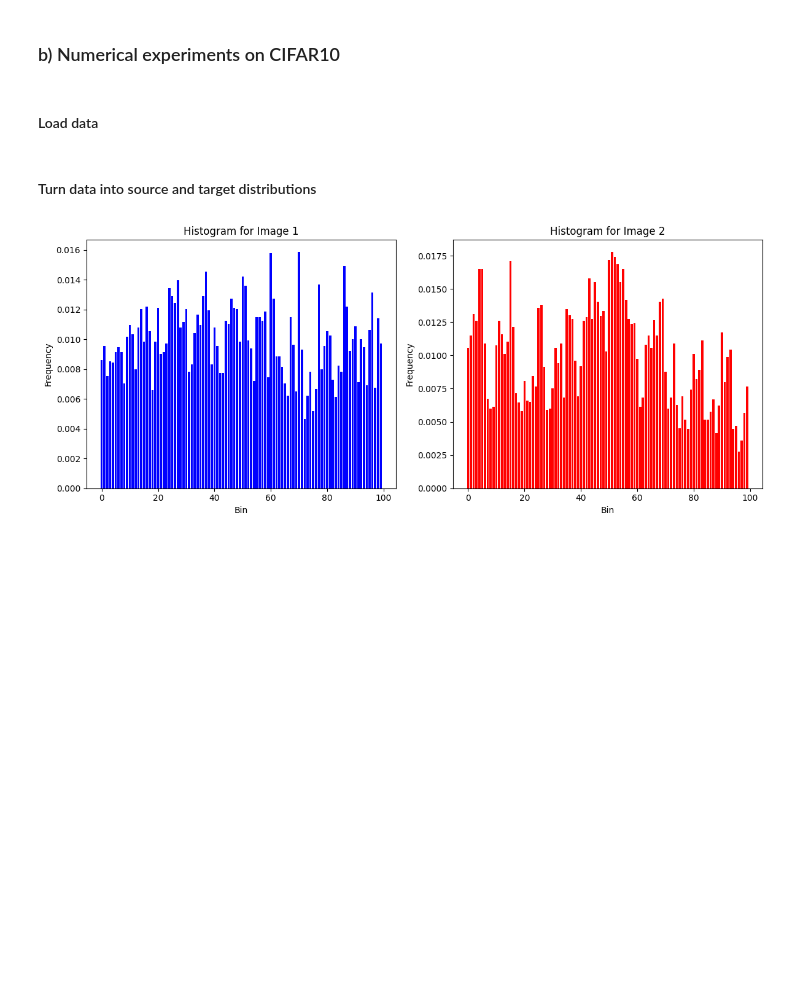
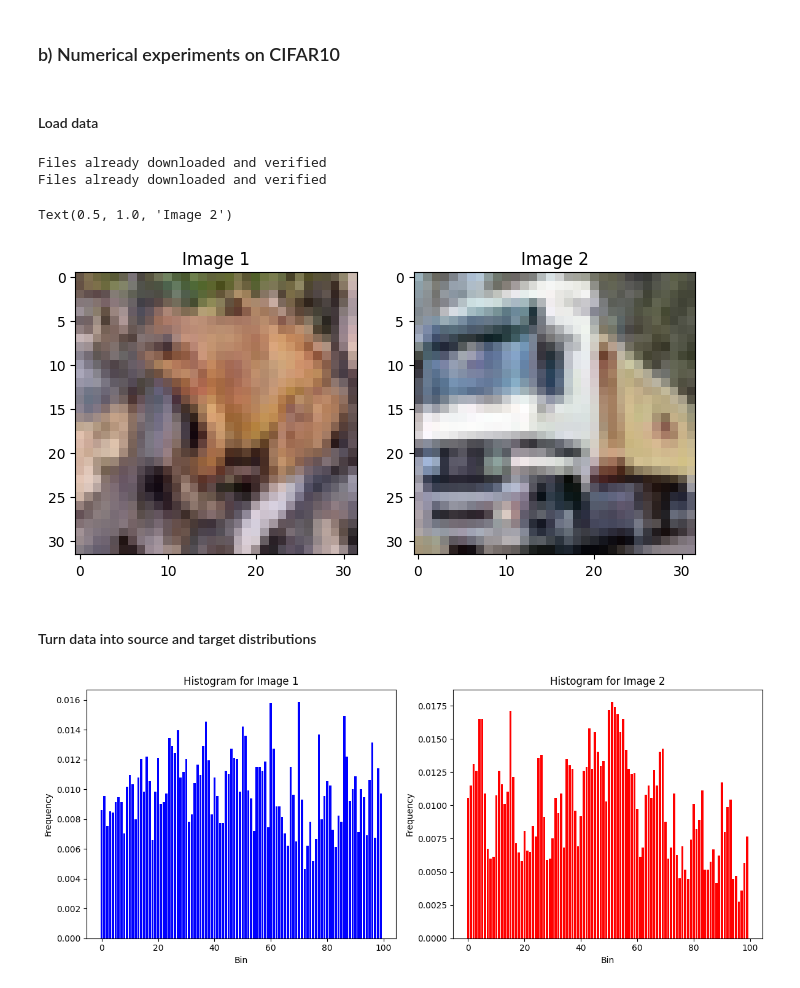
Before and after one commit to Markolinhio/Summer-2024-Quadratic-Regularized-Optimal-Transport, a Jupyter notebook: experiments/numerical_experiment.ipynb, the cells around one changed output. Cells and saved outputs as stored; diff of their text form; code cells hidden in the pictures; blank space fills up the shorter version.

```diff
--- a/experiments/numerical_experiment.ipynb
+++ b/experiments/numerical_experiment.ipynb
@@ -110,36 +128,41 @@ def solve_pot_quadratic_regularization(source_hist, target_hist, C, s, epsilon):
 # %% [markdown]
 #### Load data
 # %%
-import cv2
-from sklearn.datasets import fetch_openml
-
 B = 10
 
-# Load CIFAR-10 dataset using sklearn
-cifar10 = fetch_openml('CIFAR_10', version=1)
-# Access the data and target
-X = cifar10.data
-y = cifar10.target
+# Load CIFAR-10 dataset using torchvision
+transform = transforms.Compose([transforms.ToTensor()])
 
-# Reshape and normalize the data
-X = X.reshape(-1, 3, 32, 32).astype('float32')
-print('Dm Phi')
+trainset = torchvision.datasets.CIFAR10(
+    root="./data", train=True, download=True, transform=transform
+)
+testset = torchvision.datasets.CIFAR10(
+    root="./data", train=False, download=True, transform=transform
+)
 
-# Since X is in (n_samples, channels, height, width) format, you may want to convert it to (n_samples, height, width, channels) for proper visualization
-X = np.transpose(X, (0, 2, 3, 1)) / 255.0  # Normalize the pixel values to [0, 1]
+# Extract data from the dataset
+X_train = trainset.data
+y_train = np.array(trainset.targets)
+X_test = testset.data
+y_test = np.array(testset.targets)
 
 # Original Images: Take the first and second images from CIFAR-10
-original_image_1 = X[204]
-original_image_2 = X[1]
+original_image_1 = X_train[204]
+original_image_2 = X_train[1]
 
 downscaled_image_1 = cv2.resize(original_image_1, (B, B), interpolation=cv2.INTER_AREA)
 downscaled_image_2 = cv2.resize(original_image_2, (B, B), interpolation=cv2.INTER_AREA)
 
 fig, (ax1, ax2) = plt.subplots(1, 2, figsize=(8, 16))
 ax1.imshow(original_image_1)
-ax1.set_title('Image 1')
+ax1.set_title("Image 1")
 ax2.imshow(original_image_2)
 ax2.set_title("Image 2")
+# %% [output]
+Files already downloaded and verified
+Files already downloaded and verified
+Text(0.5, 1.0, 'Image 2')
+[figure, added]
 # %% [markdown]
 #### Turn data into source and target distributions
 # %%
```
Also changed, not shown: parts of 3 cells of this notebook, 2 other files.
